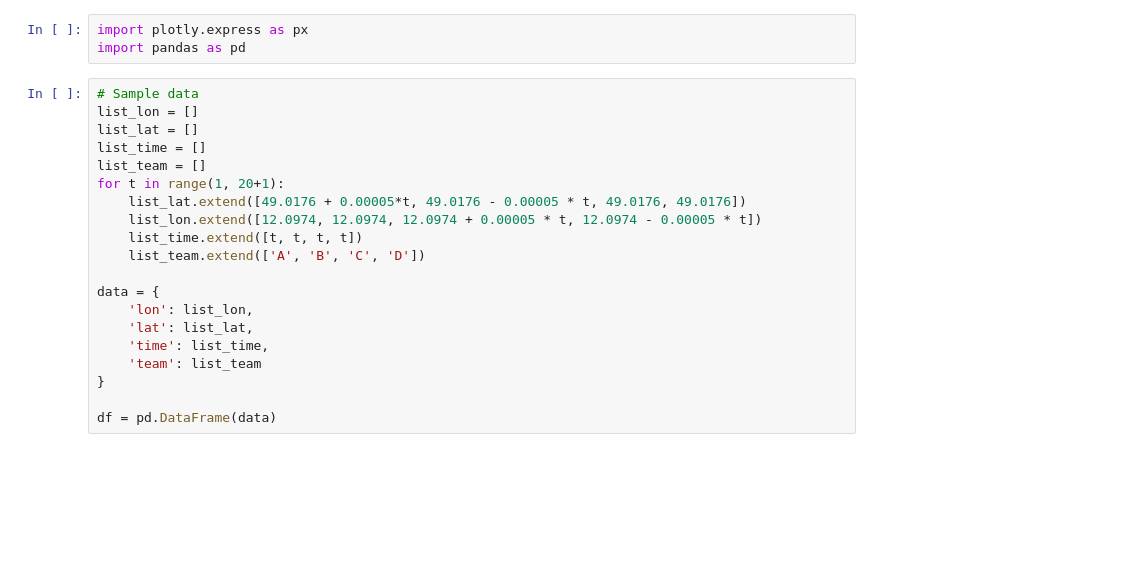
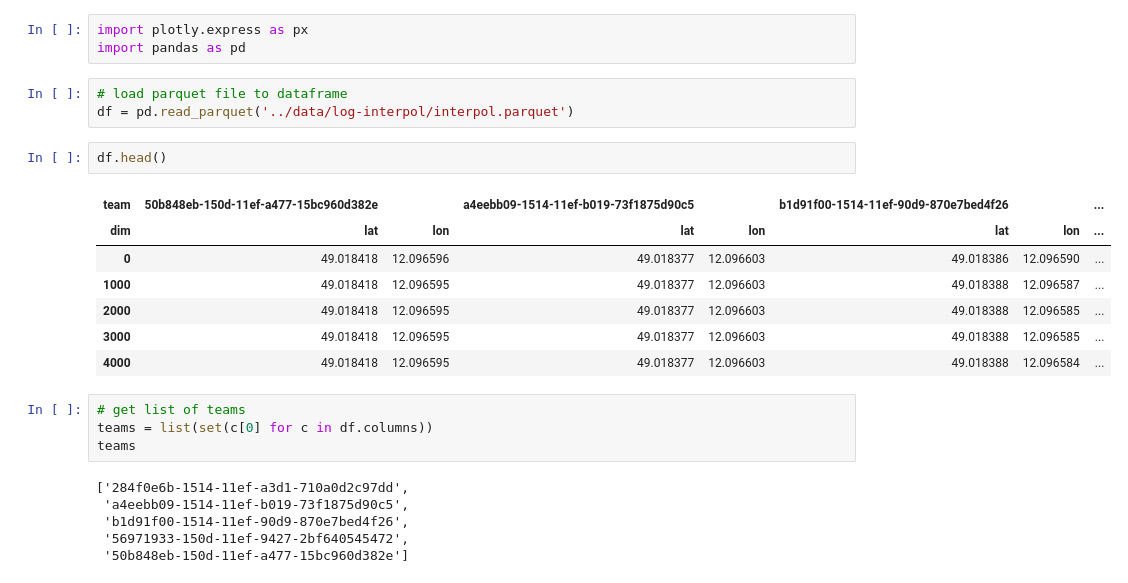
Before and after one commit to sith98/cacha-animation, a Jupyter notebook: experiments/plotly_interactive.ipynb, the cells around one changed output. Cells and saved outputs as stored; diff of their text form; blank space fills up the shorter version.

```diff
--- a/experiments/plotly_interactive.ipynb
+++ b/experiments/plotly_interactive.ipynb
@@ -1,23 +1,26 @@
 # %%
 import plotly.express as px
 import pandas as pd
-# %%
-# Sample data
-list_lon = []
-list_lat = []
-list_time = []
-list_team = []
-for t in range(1, 20+1):
-    list_lat.extend([49.0176 + 0.00005*t, 49.0176 - 0.00005 * t, 49.0176, 49.0176])
-    list_lon.extend([12.0974, 12.0974, 12.0974 + 0.00005 * t, 12.0974 - 0.00005 * t])
-    list_time.extend([t, t, t, t])
-    list_team.extend(['A', 'B', 'C', 'D'])
-
-data = {
-    'lon': list_lon,
-    'lat': list_lat,
-    'time': list_time,
-    'team': list_team
-}
-
-df = pd.DataFrame(data)
+# %%
+# load parquet file to dataframe
+df = pd.read_parquet('../data/log-interpol/interpol.parquet')
+# %%
+df.head()
+# %% [output]
+| team | 50b848eb-150d-11ef-a477-15bc960d382e |  | a4eebb09-1514-11ef-b019-73f1875d90c5 |  | b1d91f00-1514-11ef-90d9-870e7bed4f26 |  | ... |
+| dim | lat | lon | lat | lon | lat | lon | ... |
+| 0 | 49.018418 | 12.096596 | 49.018377 | 12.096603 | 49.018386 | 12.096590 | ... |
+| 1000 | 49.018418 | 12.096595 | 49.018377 | 12.096603 | 49.018388 | 12.096587 | ... |
+| 2000 | 49.018418 | 12.096595 | 49.018377 | 12.096603 | 49.018388 | 12.096585 | ... |
+| 3000 | 49.018418 | 12.096595 | 49.018377 | 12.096603 | 49.018388 | 12.096585 | ... |
+| 4000 | 49.018418 | 12.096595 | 49.018377 | 12.096603 | 49.018388 | 12.096584 | ... |
+# %%
+# get list of teams
+teams = list(set(c[0] for c in df.columns))
+teams
+# %% [output]
+['284f0e6b-1514-11ef-a3d1-710a0d2c97dd',
+ 'a4eebb09-1514-11ef-b019-73f1875d90c5',
+ 'b1d91f00-1514-11ef-90d9-870e7bed4f26',
+ '56971933-150d-11ef-9427-2bf640545472',
+ '50b848eb-150d-11ef-a477-15bc960d382e']
```
Also changed, not shown: parts of 3 cells of this notebook.
